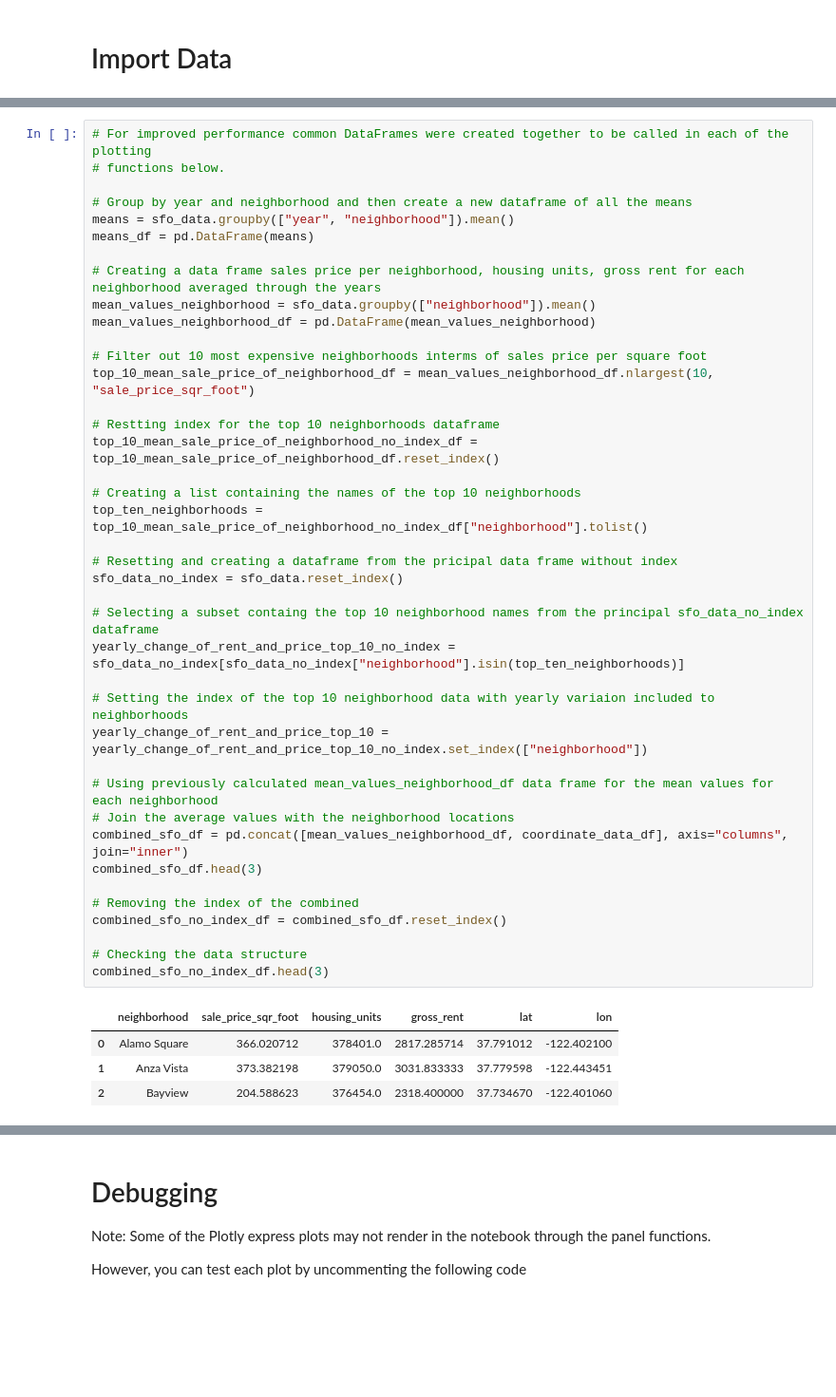
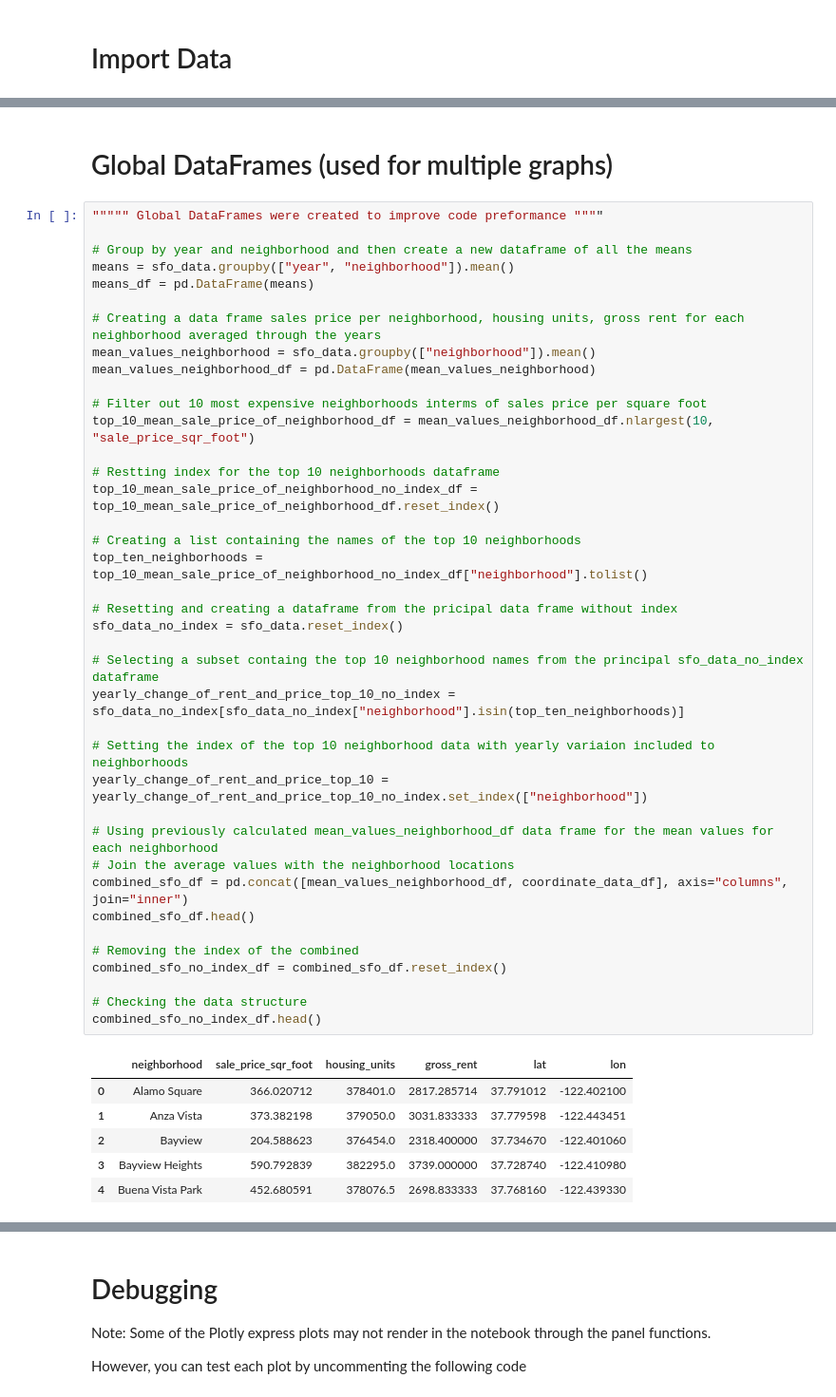
Before and after one commit to Antharithm/PyViz, a Jupyter notebook: 06-PyViz/Instructions/Starter_Code/dashboard.ipynb, the cells around one changed output, grey strips where cells are left out. Shown at 95% size. Drawn from its saved outputs; the diff is of its cells as text; blank space fills up the shorter version.

```diff
--- a/06-PyViz/Instructions/Starter_Code/dashboard.ipynb
+++ b/06-PyViz/Instructions/Starter_Code/dashboard.ipynb
@@ -101,6 +77,7 @@ After cleaning number of NA values in the Neighborhood Cordinates data frame: 0
+# %% [markdown]
+# Global DataFrames (used for multiple graphs)
 # %%
-# For improved performance common DataFrames were created together to be called in each of the plotting
-# functions below.
+""""" Global DataFrames were created to improve code preformance """"
 
 # Group by year and neighborhood and then create a new dataframe of all the means
 means = sfo_data.groupby(["year", "neighborhood"]).mean()
@@ -114,32 +91,34 @@ mean_values_neighborhood_df = pd.DataFrame(mean_values_neighborhood)
 top_10_mean_sale_price_of_neighborhood_df = mean_values_neighborhood_df.nlargest(10, "sale_price_sqr_foot")
 
 # Restting index for the top 10 neighborhoods dataframe
 top_10_mean_sale_price_of_neighborhood_no_index_df = top_10_mean_sale_price_of_neighborhood_df.reset_index()
 
 # Creating a list containing the names of the top 10 neighborhoods
 top_ten_neighborhoods = top_10_mean_sale_price_of_neighborhood_no_index_df["neighborhood"].tolist()
 
 # Resetting and creating a dataframe from the pricipal data frame without index
 sfo_data_no_index = sfo_data.reset_index()
 
 # Selecting a subset containg the top 10 neighborhood names from the principal sfo_data_no_index dataframe
 yearly_change_of_rent_and_price_top_10_no_index = sfo_data_no_index[sfo_data_no_index["neighborhood"].isin(top_ten_neighborhoods)]
 
 # Setting the index of the top 10 neighborhood data with yearly variaion included to neighborhoods
 yearly_change_of_rent_and_price_top_10 = yearly_change_of_rent_and_price_top_10_no_index.set_index(["neighborhood"])
 
 # Using previously calculated mean_values_neighborhood_df data frame for the mean values for each neighborhood
 # Join the average values with the neighborhood locations
 combined_sfo_df = pd.concat([mean_values_neighborhood_df, coordinate_data_df], axis="columns", join="inner")
-combined_sfo_df.head(3)
+combined_sfo_df.head()
 
 # Removing the index of the combined
 combined_sfo_no_index_df = combined_sfo_df.reset_index()
 
 # Checking the data structure
-combined_sfo_no_index_df.head(3)
+combined_sfo_no_index_df.head()
 # %% [output]
 |  | neighborhood | sale_price_sqr_foot | housing_units | gross_rent | lat | lon |
 | 0 | Alamo Square | 366.020712 | 378401.0 | 2817.285714 | 37.791012 | -122.402100 |
 | 1 | Anza Vista | 373.382198 | 379050.0 | 3031.833333 | 37.779598 | -122.443451 |
 | 2 | Bayview | 204.588623 | 376454.0 | 2318.400000 | 37.734670 | -122.401060 |
+| 3 | Bayview Heights | 590.792839 | 382295.0 | 3739.000000 | 37.728740 | -122.410980 |
+| 4 | Buena Vista Park | 452.680591 | 378076.5 | 2698.833333 | 37.768160 | -122.439330 |
```
Also changed, not shown: parts of 18 cells of this notebook.
